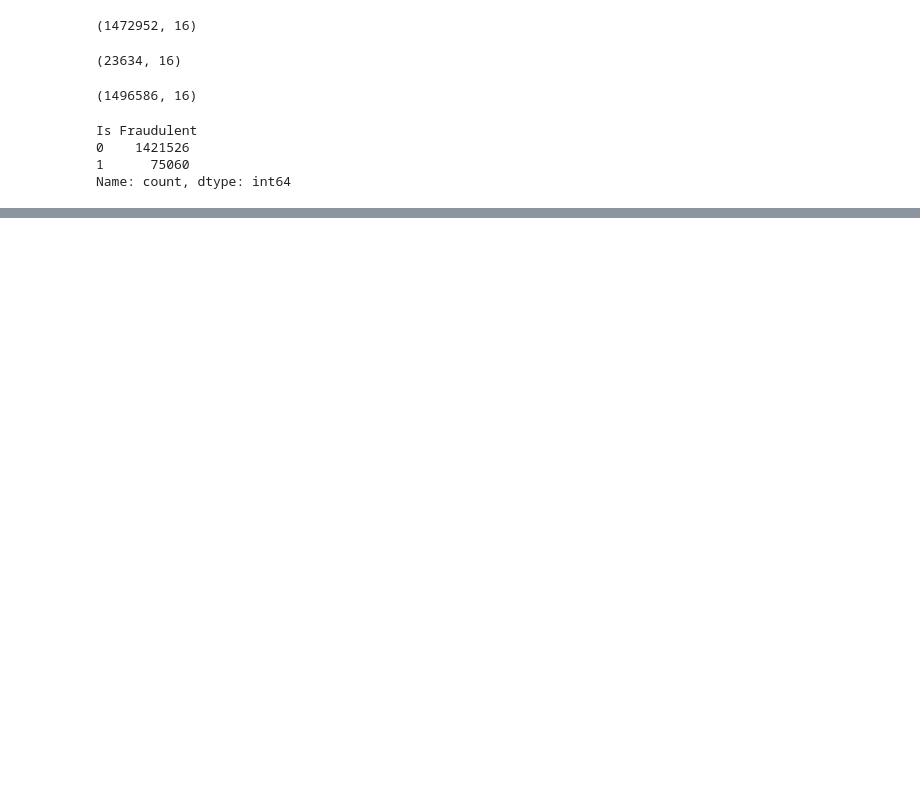
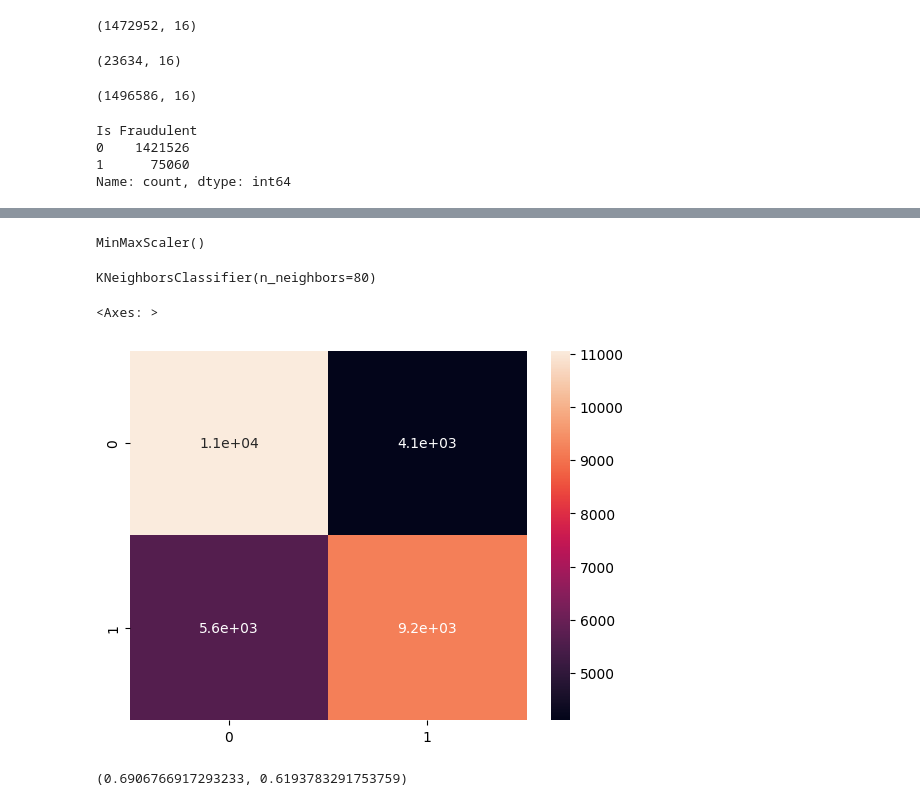
Before and after one commit to adamnowicki/fraud_detection, a Jupyter notebook: main_nb.ipynb, the cells around one changed output, grey strips where cells are left out. Saved outputs shown, nothing was run; the diff lists cells and outputs as text; code cells hidden in the pictures; blank space fills up the shorter version.

```diff
--- a/main_nb.ipynb
+++ b/main_nb.ipynb
@@ -139,0 +265,29 @@ plt.show()
+# %%
+normalizer = MinMaxScaler()
+normalizer.fit(X_train)
+# %% [output]
+MinMaxScaler()
+# %%
+X_train_norm = normalizer.transform(X_train)
+X_test_norm = normalizer.transform(X_test)
+# %%
+X_train_norm = pd.DataFrame(X_train_norm, columns = X_train.columns)
+X_test_norm = pd.DataFrame(X_test_norm, columns = X_test.columns)
+# %%
+knn.fit(X_train_norm, y_train)
+# %% [output]
+KNeighborsClassifier(n_neighbors=80)
+# %%
+pred = knn.predict(X_test_norm)
+# %%
+from sklearn.metrics import confusion_matrix
+
+sns.heatmap(confusion_matrix(y_test, pred), annot=True)
+# %% [output]
+<Axes: >
+[figure, added]
+# %%
+from sklearn.metrics import precision_score, recall_score
+precision_score(y_test, pred), recall_score(y_test, pred)
+# %% [output]
+(0.6906766917293233, 0.6193783291753759)
```
Also changed, not shown: parts of 33 cells of this notebook.
